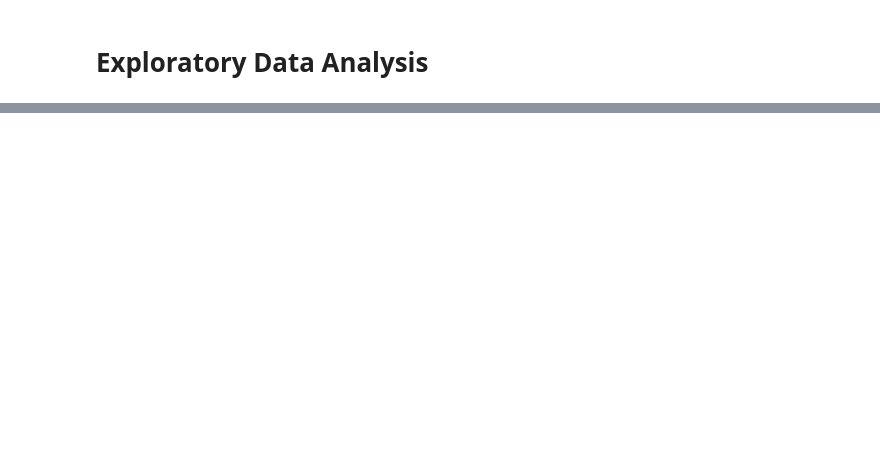
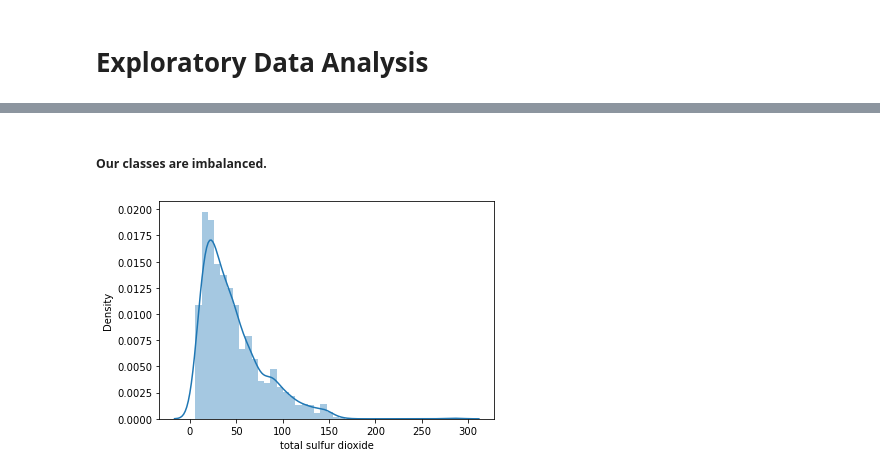
Before and after one commit to fmehmetun/GlobalAIHubMachineLearningCourse, a Jupyter notebook: Final Project/Final Project.ipynb, the cells around one changed output, grey strips where cells are left out. Cells and saved outputs as stored; diff of their text form; code cells hidden in the pictures; blank space fills up the shorter version.

```diff
--- a/Final Project/Final Project.ipynb
+++ b/Final Project/Final Project.ipynb
@@ -58,0 +104,6 @@ import matplotlib.pyplot as plt
+# %% [markdown]
+##### Our classes are imbalanced.
+# %%
+sns.distplot(df["total sulfur dioxide"]); plt.show()
+# %% [output]
+[figure, added]
```
Also changed, not shown: parts of 44 cells of this notebook.
